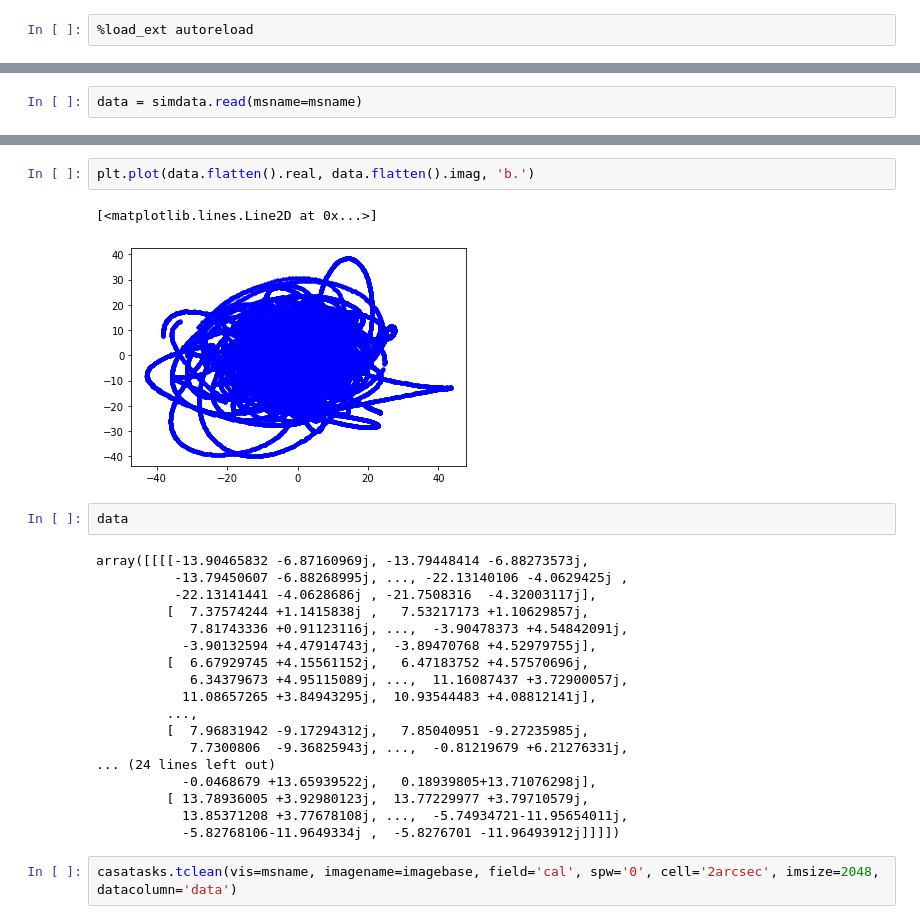
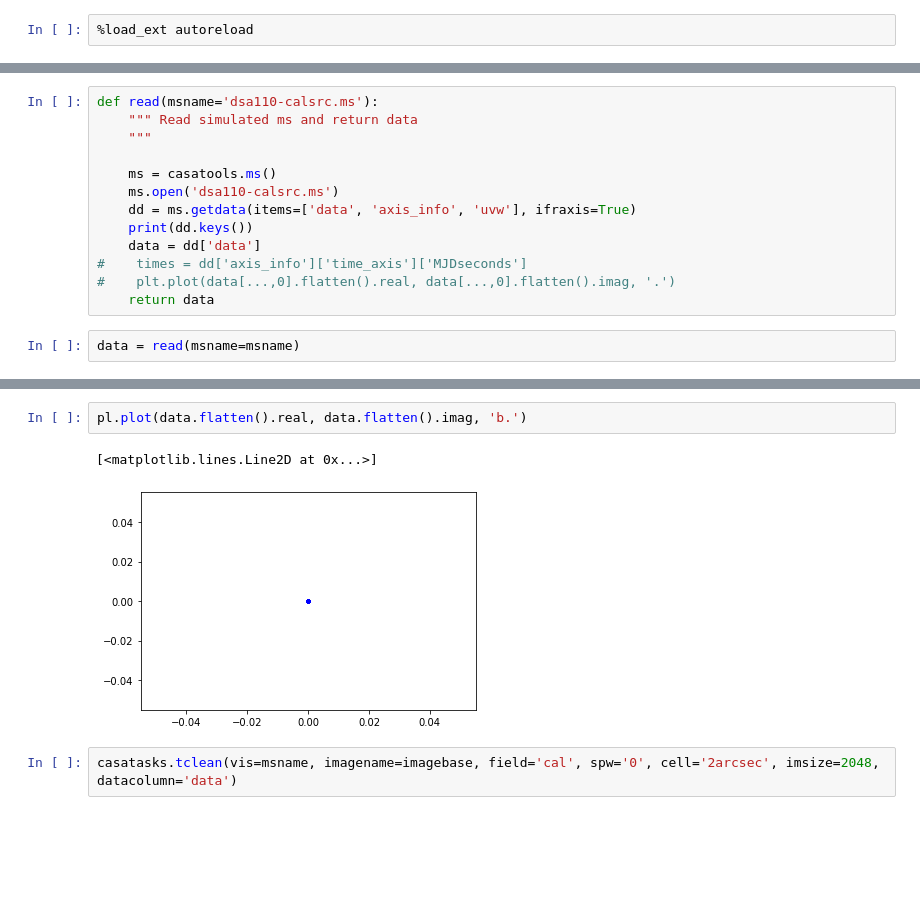
Before and after one commit to dsa110/dsa110-caltest, a Jupyter notebook: dsa110.ipynb, the cells around one changed output, grey strips where cells are left out. Drawn from its saved outputs; the diff is of its cells as text; blank space fills up the shorter version.

```diff
--- a/dsa110.ipynb
+++ b/dsa110.ipynb
@@ -14,3 +49,16 @@ simdata.simulate(msname=msname, imagename='first_12h+50d.ms', calobsdir=caldirec
+# %%
+def read(msname='dsa110-calsrc.ms'):
+    """ Read simulated ms and return data
+    """
+
+    ms = casatools.ms()
+    ms.open('dsa110-calsrc.ms')
+    dd = ms.getdata(items=['data', 'axis_info', 'uvw'], ifraxis=True)
+    print(dd.keys())
+    data = dd['data']
+#    times = dd['axis_info']['time_axis']['MJDseconds']
+#    plt.plot(data[...,0].flatten().real, data[...,0].flatten().imag, '.')
+    return data
 # %%
-data = simdata.read(msname=msname)
+data = read(msname=msname)
 # %% [output]
@@ -18,28 +66,8 @@ data = simdata.read(msname=msname)
 # %%
-plt.plot(data.flatten().real, data.flatten().imag, 'b.')
+pl.plot(data.flatten().real, data.flatten().imag, 'b.')
 # %% [output]
 [<matplotlib.lines.Line2D at 0x...>]
-[figure, old version]
+[figure, new version]
-# %%
-data
-# %% [output]
-array([[[[-13.90465832 -6.87160969j, -13.79448414 -6.88273573j,
-          -13.79450607 -6.88268995j, ..., -22.13140106 -4.0629425j ,
-          -22.13141441 -4.0628686j , -21.7508316  -4.32003117j],
-         [  7.37574244 +1.1415838j ,   7.53217173 +1.10629857j,
-            7.81743336 +0.91123116j, ...,  -3.90478373 +4.54842091j,
-           -3.90132594 +4.47914743j,  -3.89470768 +4.52979755j],
-         [  6.67929745 +4.15561152j,   6.47183752 +4.57570696j,
-            6.34379673 +4.95115089j, ...,  11.16087437 +3.72900057j,
-           11.08657265 +3.84943295j,  10.93544483 +4.08812141j],
-         ...,
-         [  7.96831942 -9.17294312j,   7.85040951 -9.27235985j,
-            7.7300806  -9.36825943j, ...,  -0.81219679 +6.21276331j,
-... (24 lines left out)
-           -0.0468679 +13.65939522j,   0.18939805+13.71076298j],
-         [ 13.78936005 +3.92980123j,  13.77229977 +3.79710579j,
-           13.85371208 +3.77678108j, ...,  -5.74934721-11.95654011j,
-           -5.82768106-11.9649334j ,  -5.8276701 -11.96493912j]]]])
 # %%
 casatasks.tclean(vis=msname, imagename=imagebase, field='cal', spw='0', cell='2arcsec', imsize=2048, datacolumn='data')
 # %% [output]
```
Also changed, not shown: parts of 9 cells of this notebook, 1 other file.
